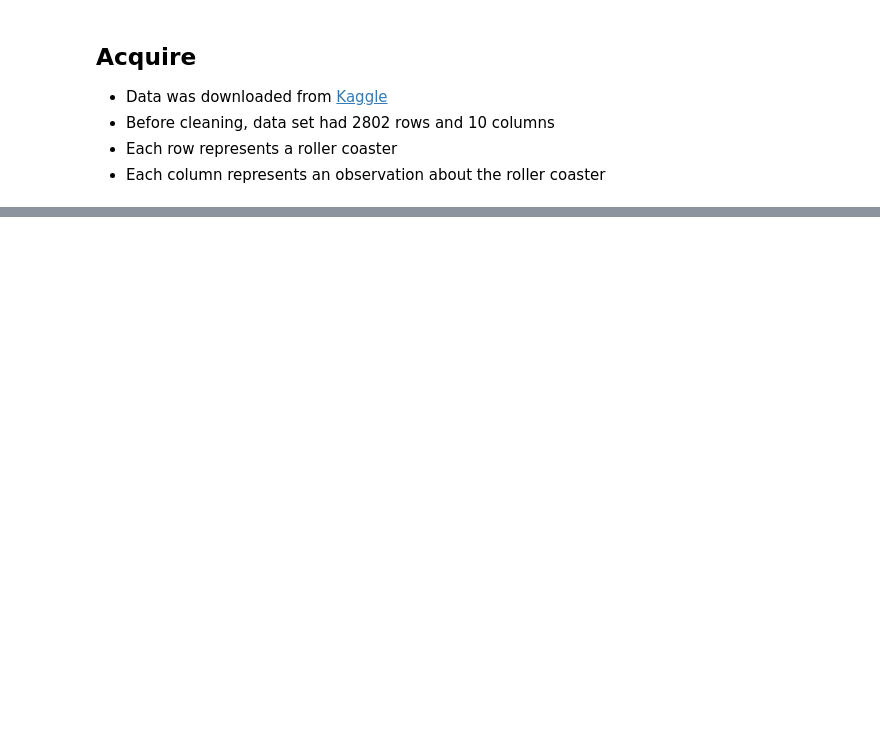
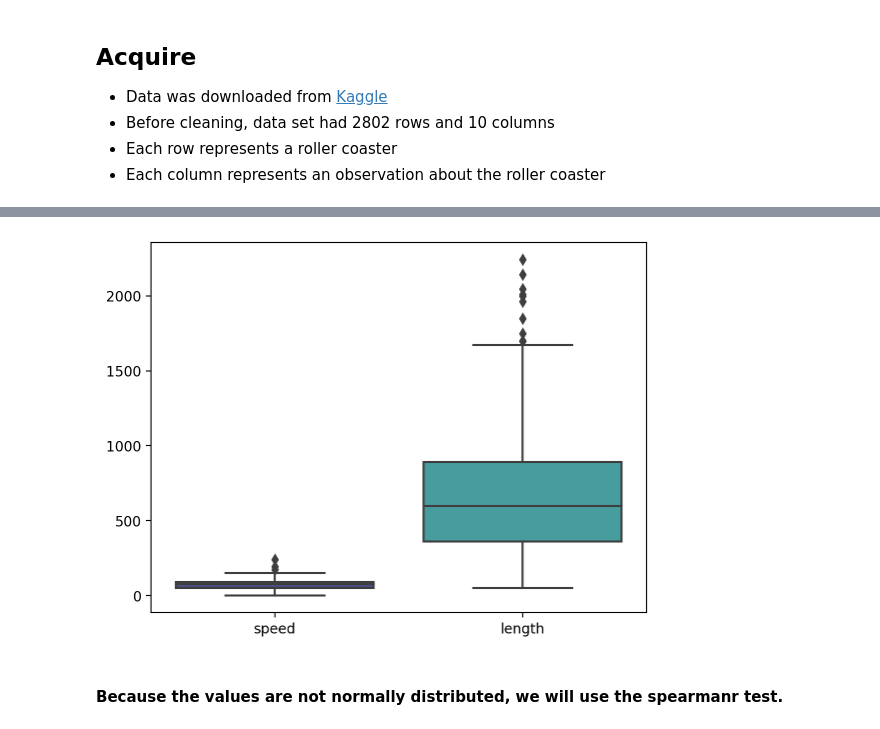
Before and after one commit to Is0metry/individual-project, a Jupyter notebook: final_report.ipynb, the cells around one changed output, grey strips where cells are left out. Cells and saved outputs as stored; diff of their text form; code cells hidden in the pictures; blank space fills up the shorter version.

```diff
--- a/final_report.ipynb
+++ b/final_report.ipynb
@@ -23,0 +137,7 @@
+# %%
+reload(e)
+e.speed_len_boxplot(train)
+# %% [output]
+[figure, added]
+# %% [markdown]
+#### Because the values are not normally distributed, we will use the spearmanr test.
```
Also changed, not shown: parts of 42 cells of this notebook.
